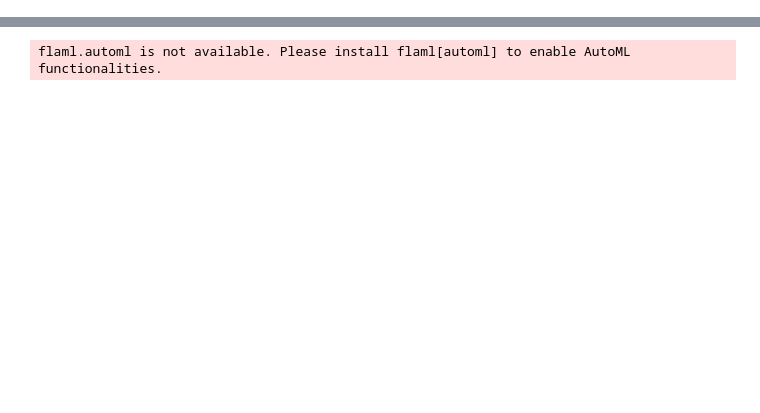
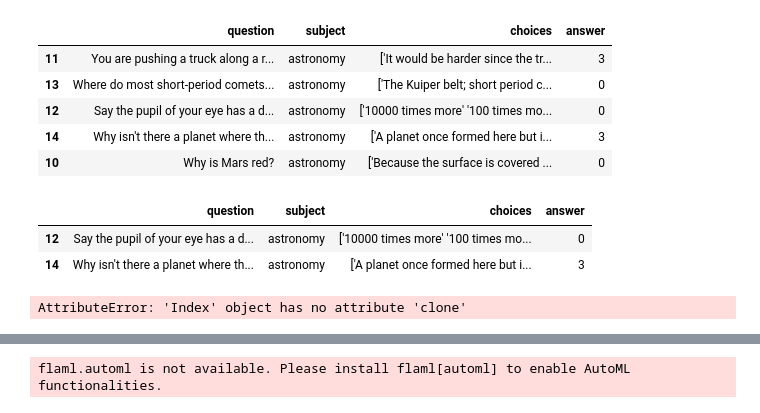
Before and after one commit to xiransong/MyGO, a Jupyter notebook: src/MyTeam/jupyter/dev.ipynb, the cells around one changed output, grey strips where cells are left out. Drawn from its saved outputs; the diff is of its cells as text; code cells hidden in the pictures; blank space fills up the shorter version.

```diff
--- a/src/MyTeam/jupyter/dev.ipynb
+++ b/src/MyTeam/jupyter/dev.ipynb
@@ -8,0 +91,19 @@ from MyTeam.utils import ensure_dir
+# %%
+df2
+# %% [output]
+|  | question | subject | choices | answer |
+| 11 | You are pushing a truck along a r... | astronomy | ['It would be harder since the tr... | 3 |
+| 13 | Where do most short-period comets... | astronomy | ['The Kuiper belt; short period c... | 0 |
+| 12 | Say the pupil of your eye has a d... | astronomy | ['10000 times more' '100 times mo... | 0 |
+| 14 | Why isn't there a planet where th... | astronomy | ['A planet once formed here but i... | 3 |
+| 10 | Why is Mars red? | astronomy | ['Because the surface is covered ... | 0 |
+# %%
+df2.loc[df2.index[idx]]
+# %% [output]
+|  | question | subject | choices | answer |
+| 12 | Say the pupil of your eye has a d... | astronomy | ['10000 times more' '100 times mo... | 0 |
+| 14 | Why isn't there a planet where th... | astronomy | ['A planet once formed here but i... | 3 |
+# %%
+df2.loc[df]
+# %% [output]
+AttributeError: 'Index' object has no attribute 'clone'
```
Also changed, not shown: parts of 20 cells of this notebook, 4 other files.
